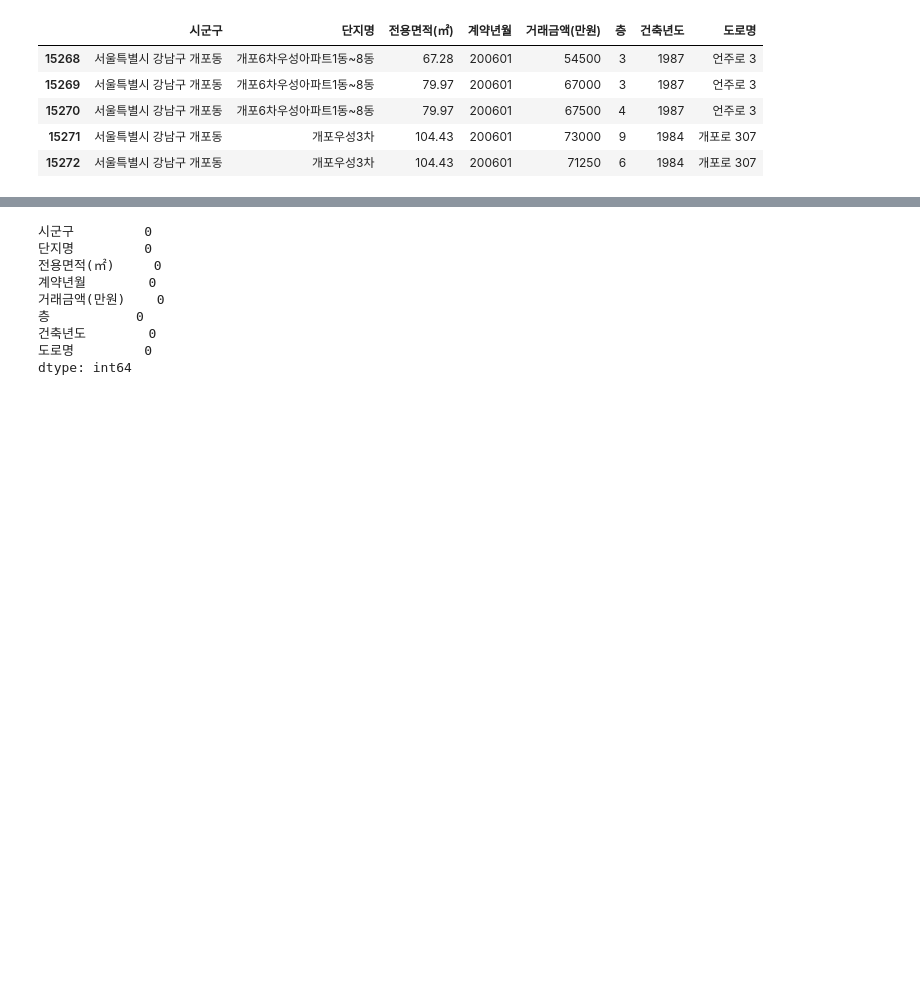
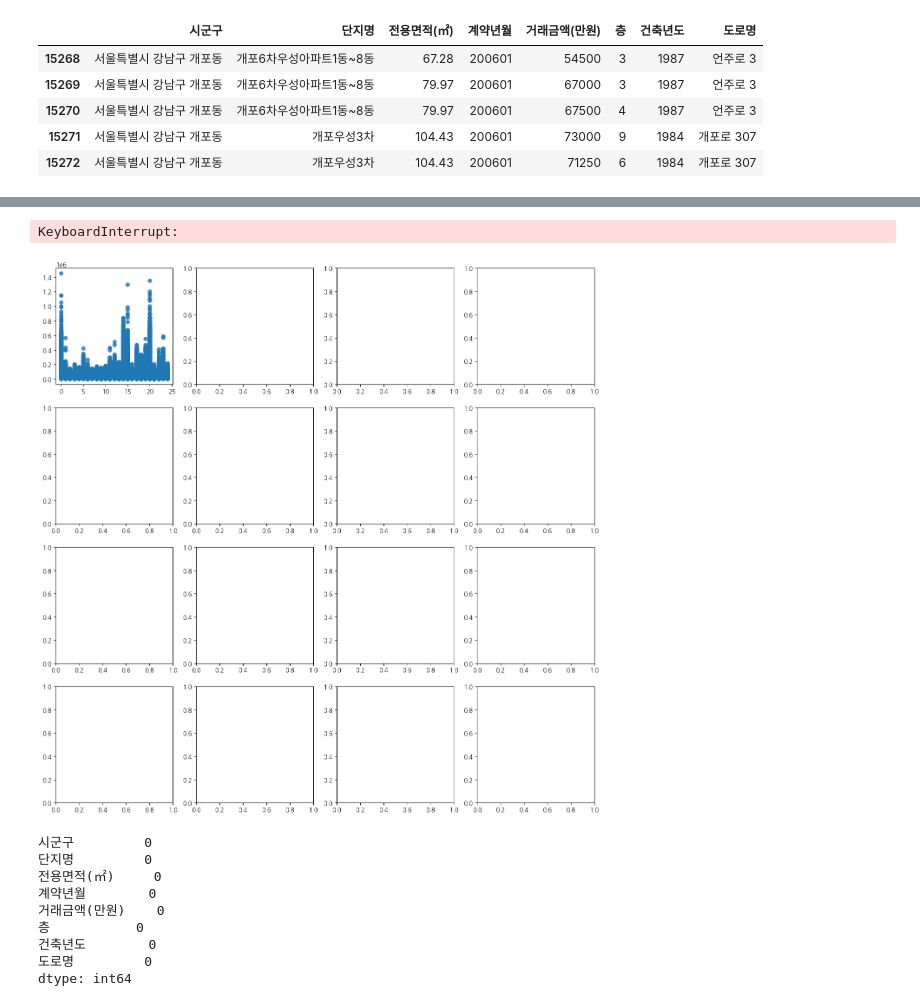
Before and after one commit to HyunahKim1111/himedia_jupyter_files, a Jupyter notebook: 나홀로연습03_부동산실거래.ipynb, the cells around one changed output, grey strips where cells are left out. Cells and saved outputs as stored; diff of their text form; code cells hidden in the pictures; blank space fills up the shorter version.

```diff
--- a/나홀로연습03_부동산실거래.ipynb
+++ b/나홀로연습03_부동산실거래.ipynb
@@ -226,3 +230,13 @@ data.head()
+# %%
+#각 독립변수의 산포도 그래프
+fig, axs = plt.subplots(figsize=(16,16), ncols=4, nrows=4)
+for i , feature in enumerate(data):
+    row = int(i/4)
+    col = i%4
+    sns.regplot(data=data, x=feature, y='거래금액(만원)', ax=axs[row][col])
+# %% [output]
+KeyboardInterrupt:
+[figure, added]
 # %%
 data.isna().sum()
 # %% [output]
```
Also changed, not shown: parts of 43 cells of this notebook, 12 other files.
